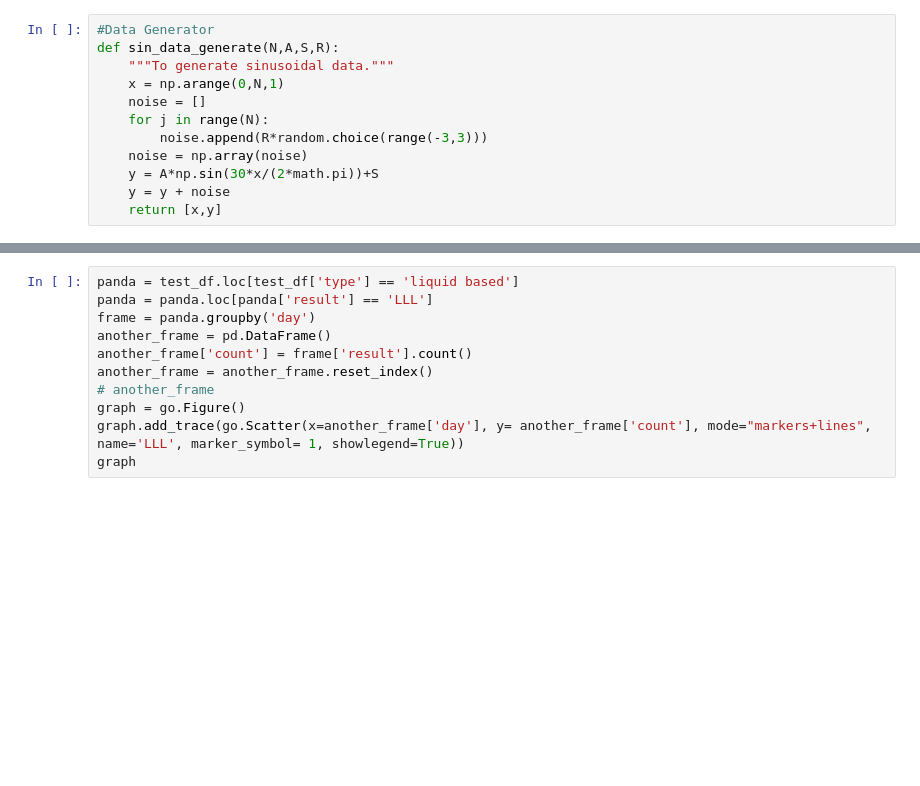
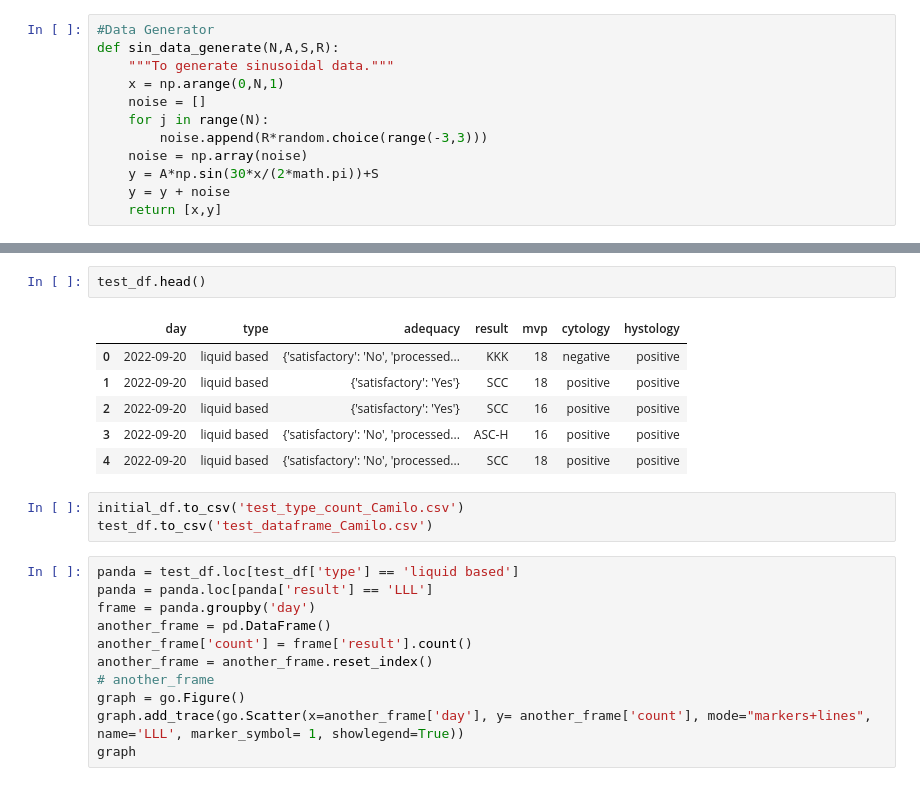
Before and after one commit to mathmax-team/USCAP_Thyroid, a Jupyter notebook: test_notebook.ipynb, the cells around one changed output, grey strips where cells are left out. Saved outputs shown, nothing was run; the diff lists cells and outputs as text; blank space fills up the shorter version.

```diff
--- a/test_notebook.ipynb
+++ b/test_notebook.ipynb
@@ -124,3 +126,15 @@ Index(['day', 'type', 'adequacy', 'result', 'mvp', 'cytology', 'hystology'], dty
+# %%
+test_df.head()
+# %% [output]
+|  | day | type | adequacy | result | mvp | cytology | hystology |
+| 0 | 2022-09-20 | liquid based | {'satisfactory': 'No', 'processed... | KKK | 18 | negative | positive |
+| 1 | 2022-09-20 | liquid based | {'satisfactory': 'Yes'} | SCC | 18 | positive | positive |
+| 2 | 2022-09-20 | liquid based | {'satisfactory': 'Yes'} | SCC | 16 | positive | positive |
+| 3 | 2022-09-20 | liquid based | {'satisfactory': 'No', 'processed... | ASC-H | 16 | positive | positive |
+| 4 | 2022-09-20 | liquid based | {'satisfactory': 'No', 'processed... | SCC | 18 | positive | positive |
+# %%
+initial_df.to_csv('test_type_count_Camilo.csv')
+test_df.to_csv('test_dataframe_Camilo.csv')
 # %%
 panda = test_df.loc[test_df['type'] == 'liquid based']
 panda = panda.loc[panda['result'] == 'LLL']
```
Also changed, not shown: parts of 5 cells of this notebook, 3 other files.
